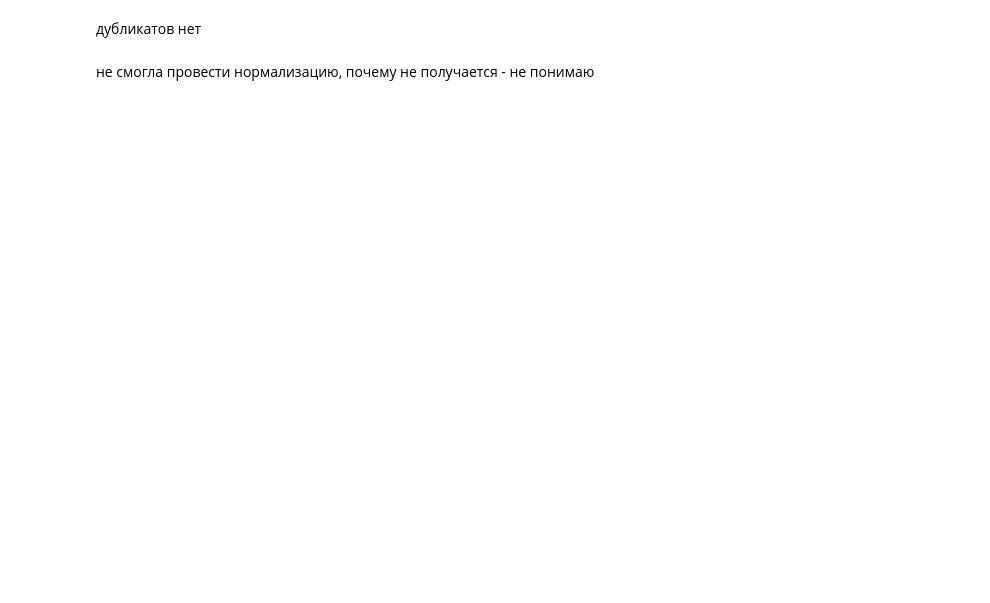
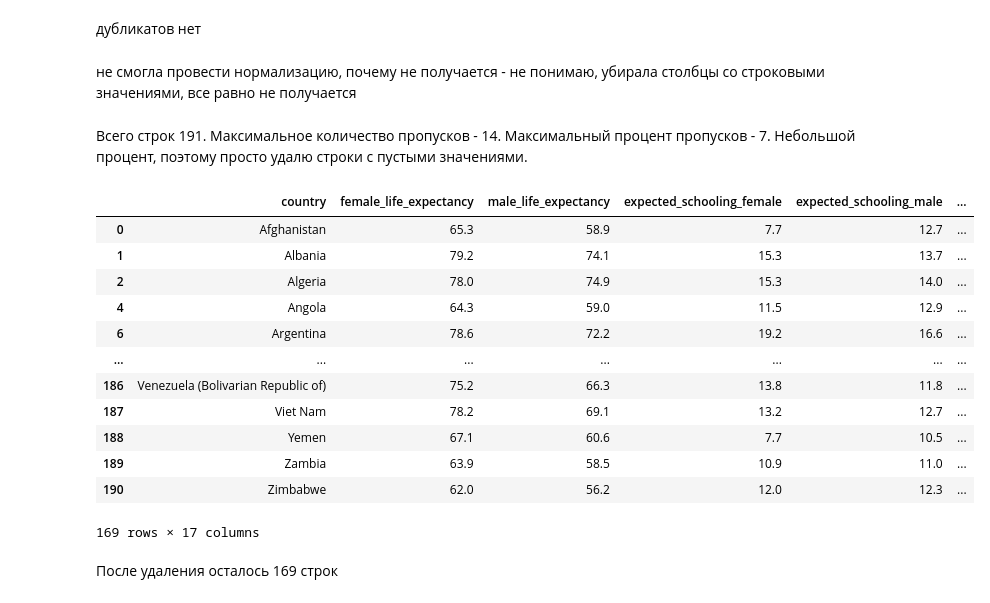
Before and after one commit to Evgeniia1996/repository_one, a Jupyter notebook: ДЗ_19.ipynb, the cells around one changed output. Drawn from its saved outputs; the diff is of its cells as text; code cells hidden in the pictures; blank space fills up the shorter version.

```diff
--- a/ДЗ_19.ipynb
+++ b/ДЗ_19.ipynb
@@ -36,2 +44,22 @@ normalize(df3, norm='max', axis=1)
 # %% [markdown]
-не смогла провести нормализацию, почему не получается - не понимаю
+не смогла провести нормализацию, почему не получается - не понимаю, убирала столбцы со строковыми значениями, все равно не получается
+# %% [markdown]
+Всего строк 191. Максимальное количество пропусков - 14. Максимальный процент пропусков - 7. Небольшой процент, поэтому просто удалю строки с пустыми значениями.
+# %%
+df.dropna()
+# %% [output]
+|  | country | female_life_expectancy | male_life_expectancy | expected_schooling_female | expected_schooling_male | ... |
+| 0 | Afghanistan | 65.3 | 58.9 | 7.7 | 12.7 | ... |
+| 1 | Albania | 79.2 | 74.1 | 15.3 | 13.7 | ... |
+| 2 | Algeria | 78.0 | 74.9 | 15.3 | 14.0 | ... |
+| 4 | Angola | 64.3 | 59.0 | 11.5 | 12.9 | ... |
+| 6 | Argentina | 78.6 | 72.2 | 19.2 | 16.6 | ... |
+| ... | ... | ... | ... | ... | ... | ... |
+| 186 | Venezuela (Bolivarian Republic of) | 75.2 | 66.3 | 13.8 | 11.8 | ... |
+| 187 | Viet Nam | 78.2 | 69.1 | 13.2 | 12.7 | ... |
+| 188 | Yemen | 67.1 | 60.6 | 7.7 | 10.5 | ... |
+| 189 | Zambia | 63.9 | 58.5 | 10.9 | 11.0 | ... |
+| 190 | Zimbabwe | 62.0 | 56.2 | 12.0 | 12.3 | ... |
+169 rows × 17 columns
+# %% [markdown]
+После удаления осталось 169 строк
```
Also changed, not shown: parts of 4 cells of this notebook.
